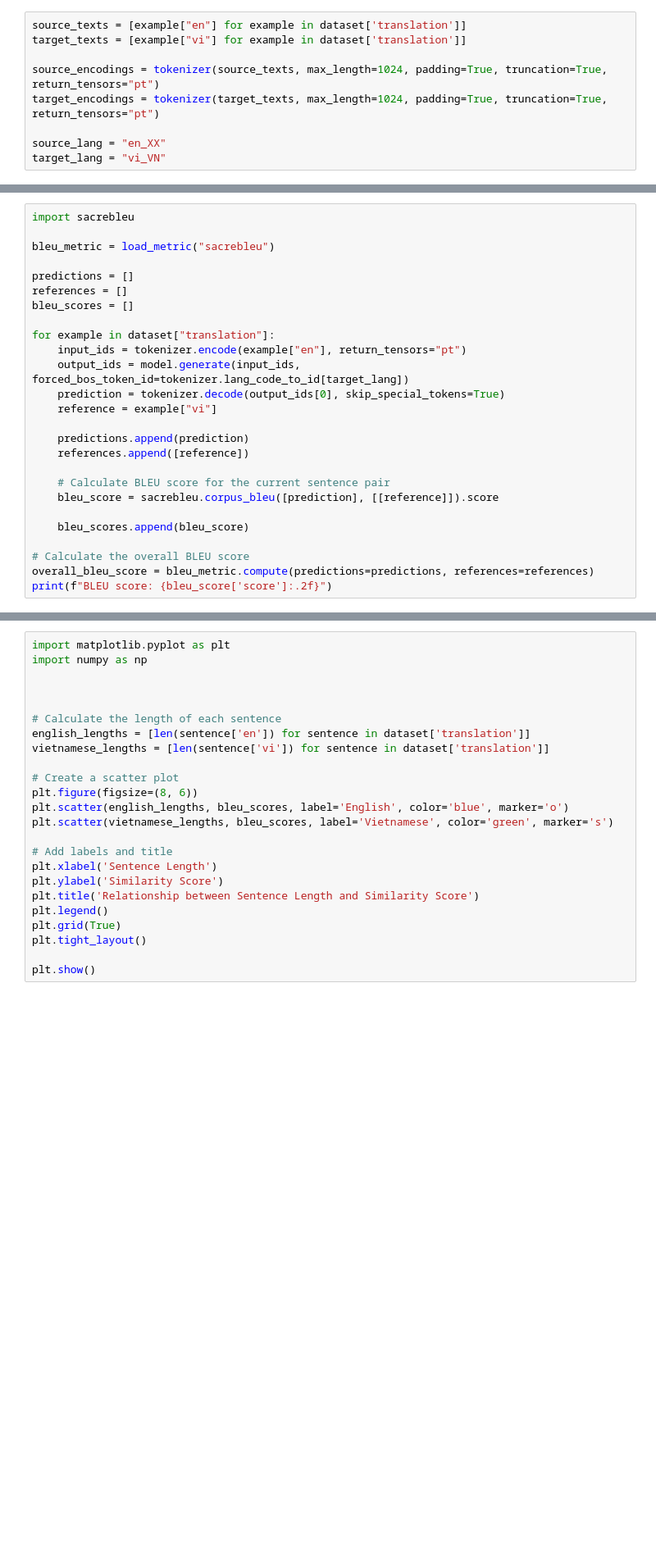
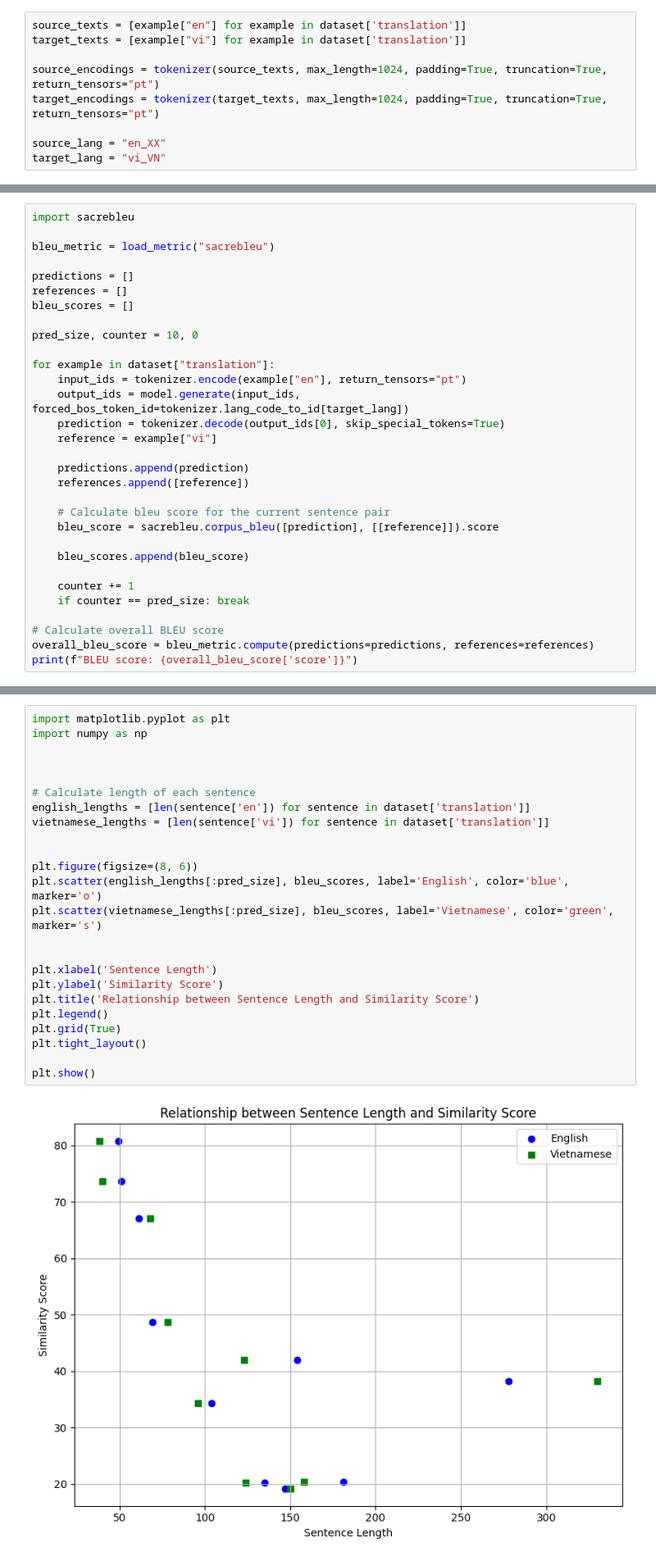
Before and after one commit to MDakshithagithub/Language_Translation_LLM, a Jupyter notebook: llm.ipynb, the cells around one changed output, grey strips where cells are left out. Shown: that part at 82% size. Cells and saved outputs as stored; diff of their text form; blank space fills up the shorter version.

Commit message:
error and dataset size correction

```diff
--- a/llm.ipynb
+++ b/llm.ipynb
@@ -262,6 +260,8 @@ bleu_metric = load_metric("sacrebleu")
 predictions = []
 references = []
 bleu_scores = []
+
+pred_size, counter = 10, 0
 
 for example in dataset["translation"]:
     input_ids = tokenizer.encode(example["en"], return_tensors="pt")
@@ -272,11 +272,14 @@ for example in dataset["translation"]:
     predictions.append(prediction)
     references.append([reference])
 
-    # Calculate BLEU score for the current sentence pair
+    # Calculate bleu score for the current sentence pair
     bleu_score = sacrebleu.corpus_bleu([prediction], [[reference]]).score
 
     bleu_scores.append(bleu_score)
 
-# Calculate the overall BLEU score
+    counter += 1
+    if counter == pred_size: break
+
+# Calculate overall BLEU score
 overall_bleu_score = bleu_metric.compute(predictions=predictions, references=references)
-print(f"BLEU score: {bleu_score['score']:.2f}")
+print(f"BLEU score: {overall_bleu_score['score']}")
@@ -283,27 +291,29 @@ print(f"BLEU score: {bleu_score['score']:.2f}")
 # %%
 import matplotlib.pyplot as plt
 import numpy as np
 
 
 
-# Calculate the length of each sentence
+# Calculate length of each sentence
 english_lengths = [len(sentence['en']) for sentence in dataset['translation']]
 vietnamese_lengths = [len(sentence['vi']) for sentence in dataset['translation']]
 
-# Create a scatter plot
+
 plt.figure(figsize=(8, 6))
-plt.scatter(english_lengths, bleu_scores, label='English', color='blue', marker='o')
-plt.scatter(vietnamese_lengths, bleu_scores, label='Vietnamese', color='green', marker='s')
+plt.scatter(english_lengths[:pred_size], bleu_scores, label='English', color='blue', marker='o')
+plt.scatter(vietnamese_lengths[:pred_size], bleu_scores, label='Vietnamese', color='green', marker='s')
 
-# Add labels and title
+
 plt.xlabel('Sentence Length')
 plt.ylabel('Similarity Score')
 plt.title('Relationship between Sentence Length and Similarity Score')
 plt.legend()
 plt.grid(True)
 plt.tight_layout()
 
 plt.show()
+# %% [output]
+[figure, added]
 # %% [markdown]
 ## Reflection
 
```
Also changed, not shown: parts of 2 cells of this notebook.
